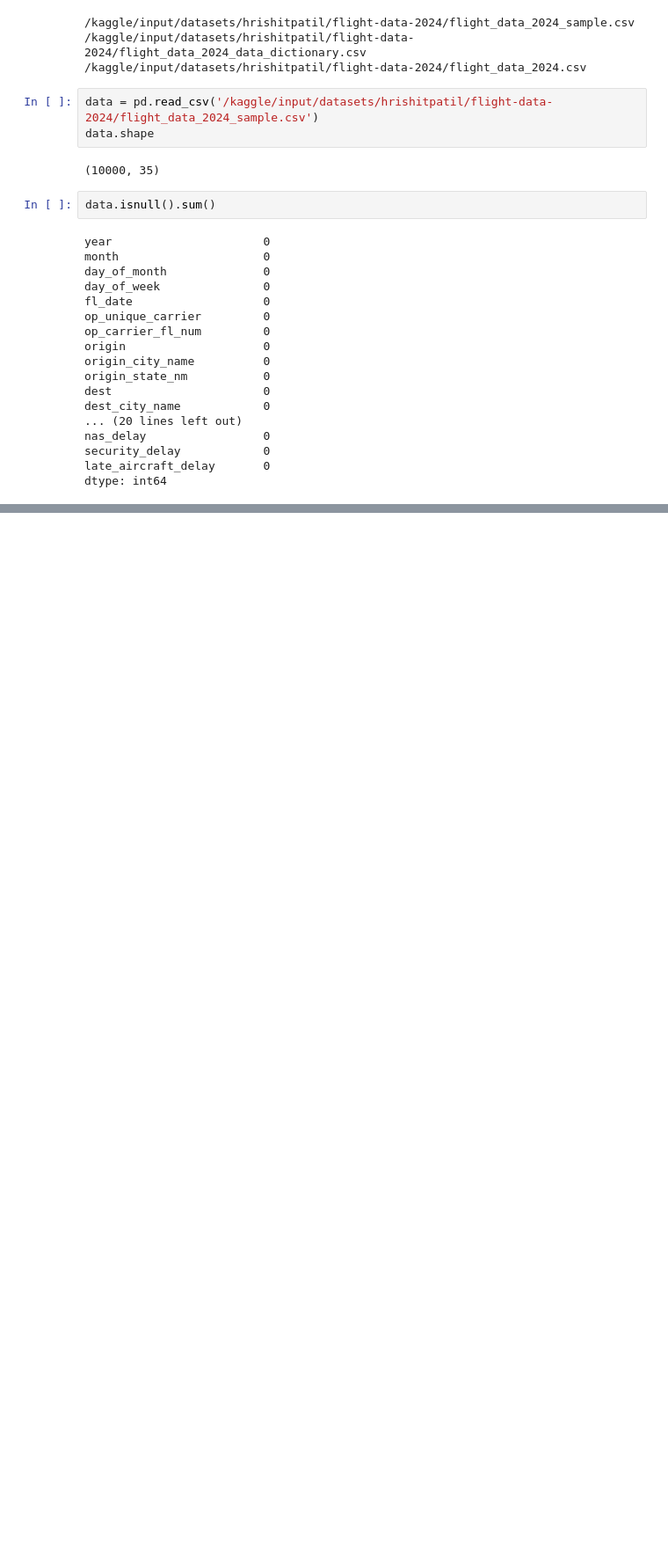
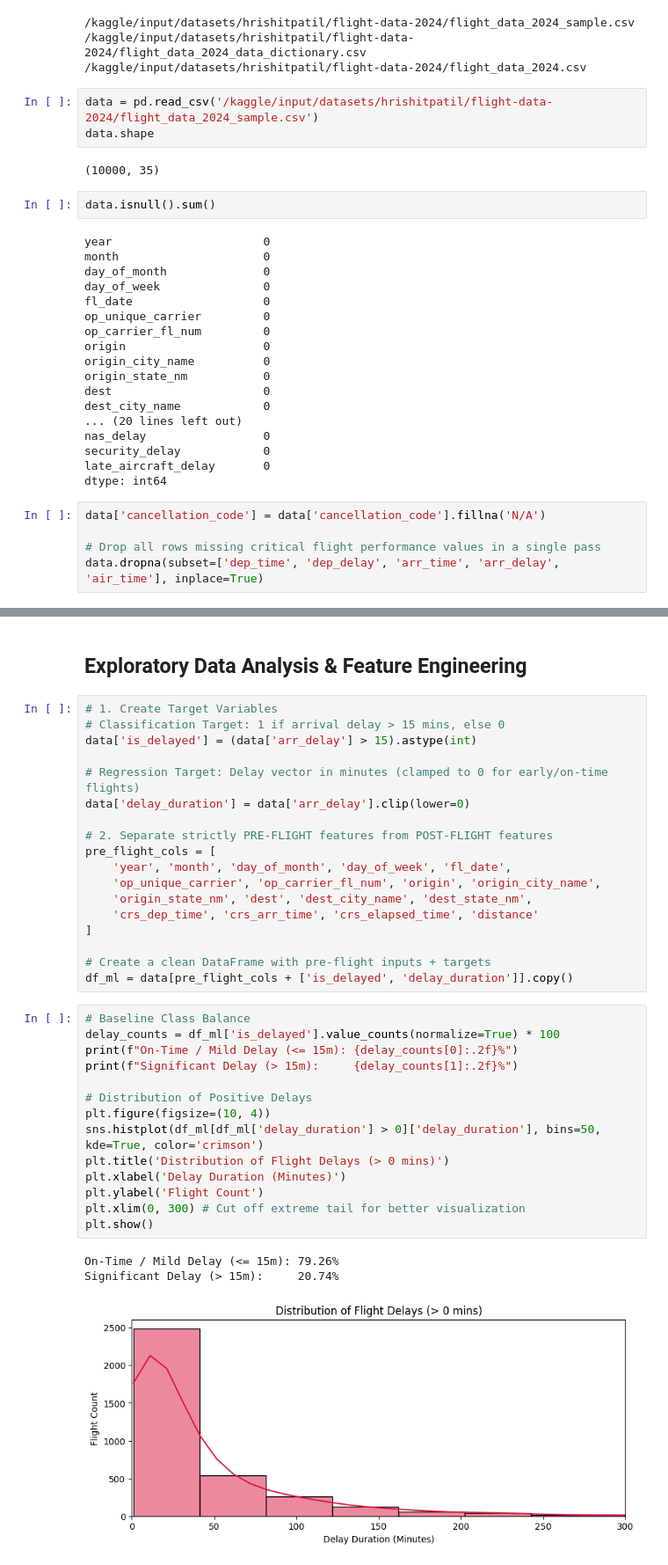
Before and after one commit to regional-specter/Dispatch, a Jupyter notebook: flight-disruption-delay-predictor.ipynb, the cells around one changed output, grey strips where cells are left out. Shown at 88% size. Saved outputs shown, nothing was run; the diff lists cells and outputs as text; blank space fills up the shorter version.

Commit message:
Added base & fine-tuned Flight Disruption & Delay Predictor model

```diff
--- a/flight-disruption-delay-predictor.ipynb
+++ b/flight-disruption-delay-predictor.ipynb
@@ -103,3 +103,8 @@ nas_delay                 0
 security_delay            0
 late_aircraft_delay       0
 dtype: int64
+# %%
+data['cancellation_code'] = data['cancellation_code'].fillna('N/A')
+
+# Drop all rows missing critical flight performance values in a single pass
+data.dropna(subset=['dep_time', 'dep_delay', 'arr_time', 'arr_delay', 'air_time'], inplace=True)
@@ -105,0 +151,38 @@ dtype: int64
+# %% [markdown]
+## **Exploratory Data Analysis & Feature Engineering**
+# %%
+# 1. Create Target Variables
+# Classification Target: 1 if arrival delay > 15 mins, else 0
+data['is_delayed'] = (data['arr_delay'] > 15).astype(int)
+
+# Regression Target: Delay vector in minutes (clamped to 0 for early/on-time flights)
+data['delay_duration'] = data['arr_delay'].clip(lower=0)
+
+# 2. Separate strictly PRE-FLIGHT features from POST-FLIGHT features
+pre_flight_cols = [
+    'year', 'month', 'day_of_month', 'day_of_week', 'fl_date',
+    'op_unique_carrier', 'op_carrier_fl_num', 'origin', 'origin_city_name',
+    'origin_state_nm', 'dest', 'dest_city_name', 'dest_state_nm',
+    'crs_dep_time', 'crs_arr_time', 'crs_elapsed_time', 'distance'
+]
+
+# Create a clean DataFrame with pre-flight inputs + targets
+df_ml = data[pre_flight_cols + ['is_delayed', 'delay_duration']].copy()
+# %%
+# Baseline Class Balance
+delay_counts = df_ml['is_delayed'].value_counts(normalize=True) * 100
+print(f"On-Time / Mild Delay (<= 15m): {delay_counts[0]:.2f}%")
+print(f"Significant Delay (> 15m):     {delay_counts[1]:.2f}%")
+
+# Distribution of Positive Delays
+plt.figure(figsize=(10, 4))
+sns.histplot(df_ml[df_ml['delay_duration'] > 0]['delay_duration'], bins=50, kde=True, color='crimson')
+plt.title('Distribution of Flight Delays (> 0 mins)')
+plt.xlabel('Delay Duration (Minutes)')
+plt.ylabel('Flight Count')
+plt.xlim(0, 300) # Cut off extreme tail for better visualization
+plt.show()
+# %% [output]
+On-Time / Mild Delay (<= 15m): 79.26%
+Significant Delay (> 15m):     20.74%
+[figure, added]
```
Also changed, not shown: parts of 28 cells of this notebook.
